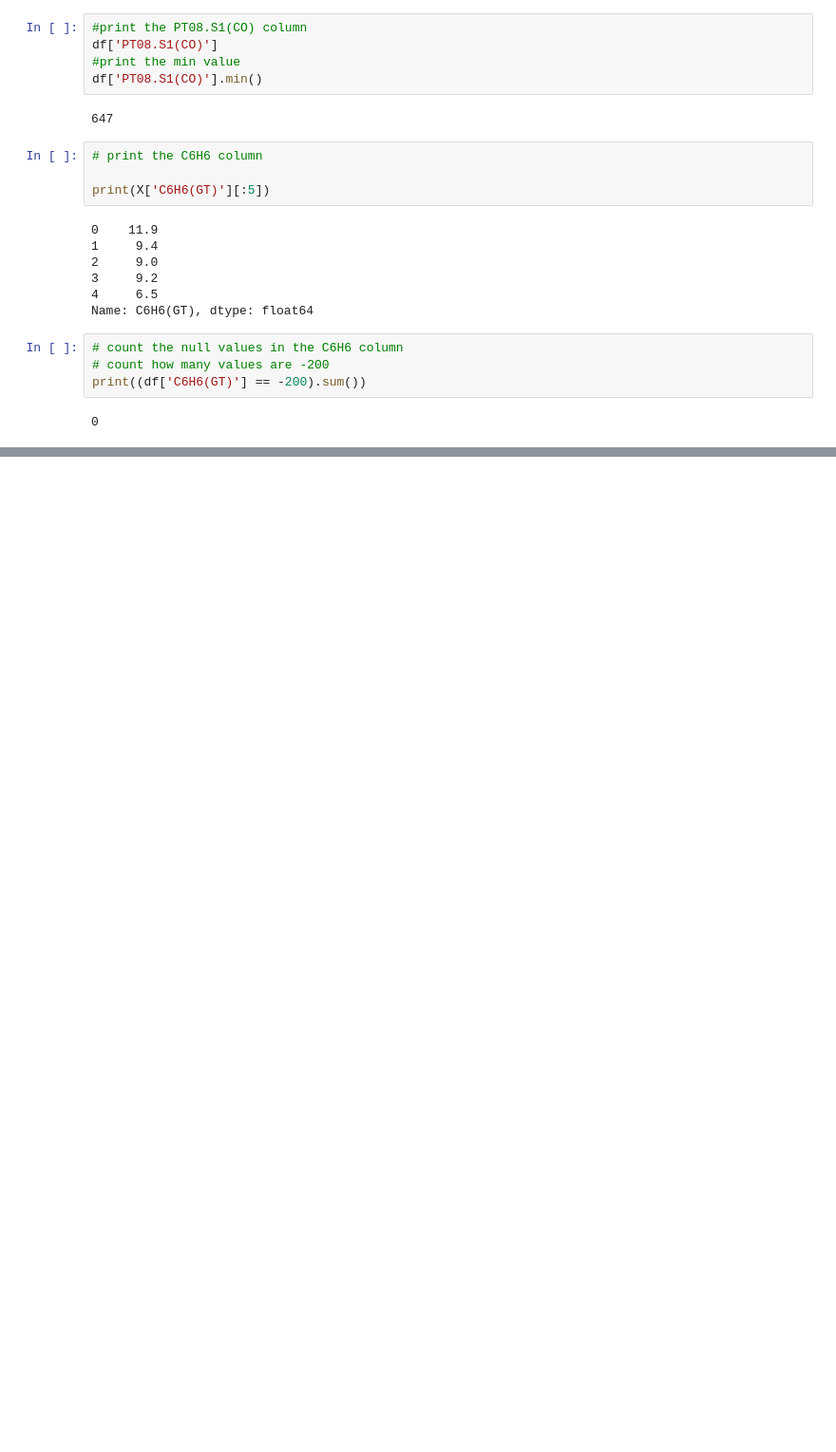
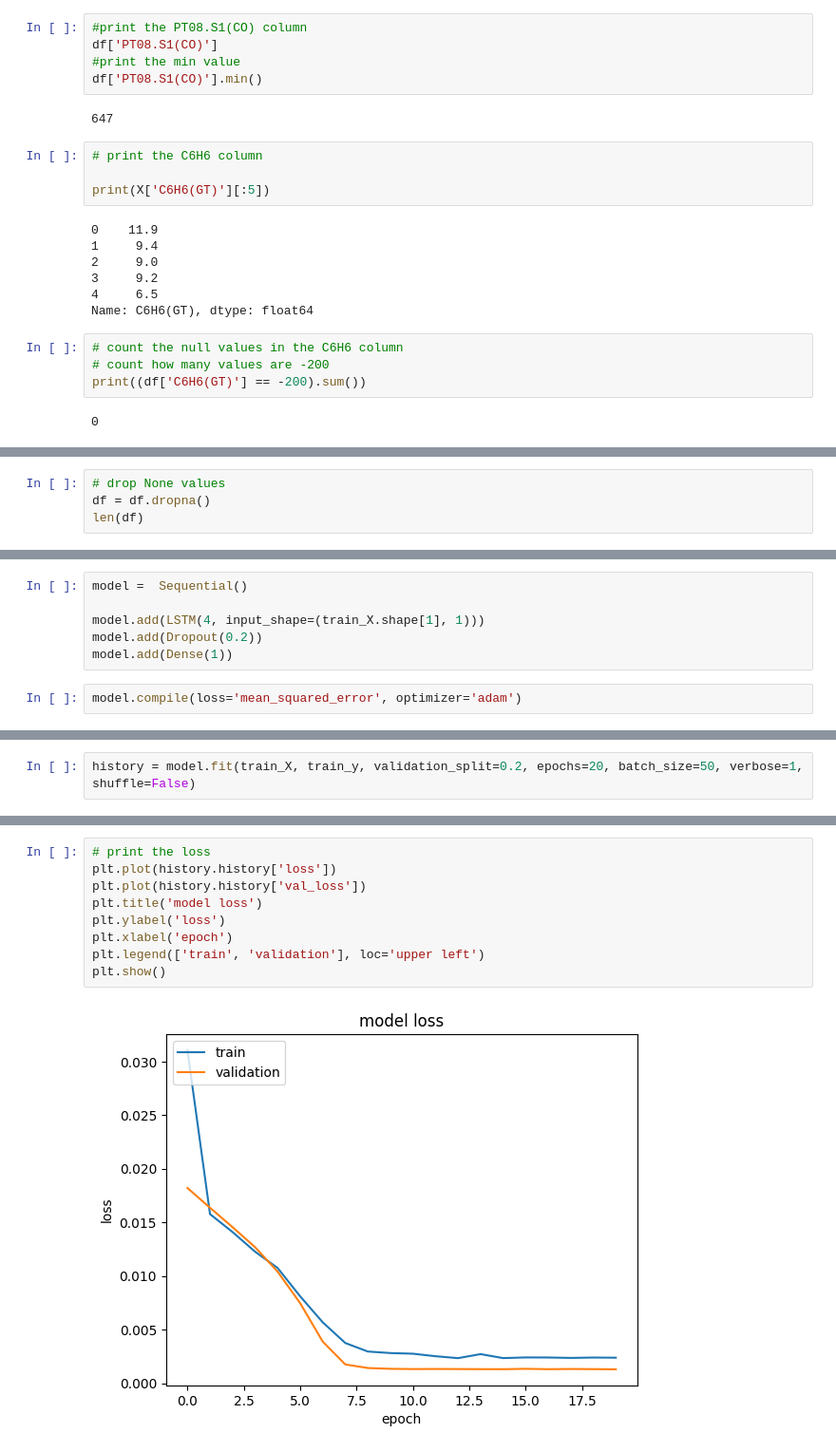
Before and after one commit to lavo2/ISPR-Midterms, a Jupyter notebook: 3/midterm3.ipynb, the cells around one changed output, grey strips where cells are left out. Shown: that part at 95% size. Drawn from its saved outputs; the diff is of its cells as text; blank space fills up the shorter version.

Commit message:
maybe finished first model

```diff
--- a/3/midterm3.ipynb
+++ b/3/midterm3.ipynb
@@ -101,0 +122,4 @@ print((df['C6H6(GT)'] == -200).sum())
+# %%
+# drop None values
+df = df.dropna()
+len(df)
@@ -101,0 +165,8 @@ print((df['C6H6(GT)'] == -200).sum())
+# %%
+model =  Sequential()
+
+model.add(LSTM(4, input_shape=(train_X.shape[1], 1)))
+model.add(Dropout(0.2))
+model.add(Dense(1))
+# %%
+model.compile(loss='mean_squared_error', optimizer='adam')
@@ -101,0 +190,2 @@ print((df['C6H6(GT)'] == -200).sum())
+# %%
+history = model.fit(train_X, train_y, validation_split=0.2, epochs=20, batch_size=50, verbose=1, shuffle=False)
@@ -101,0 +210,11 @@ print((df['C6H6(GT)'] == -200).sum())
+# %%
+# print the loss
+plt.plot(history.history['loss'])
+plt.plot(history.history['val_loss'])
+plt.title('model loss')
+plt.ylabel('loss')
+plt.xlabel('epoch')
+plt.legend(['train', 'validation'], loc='upper left')
+plt.show()
+# %% [output]
+[figure, added]
```
Also changed, not shown: parts of 19 cells of this notebook.
